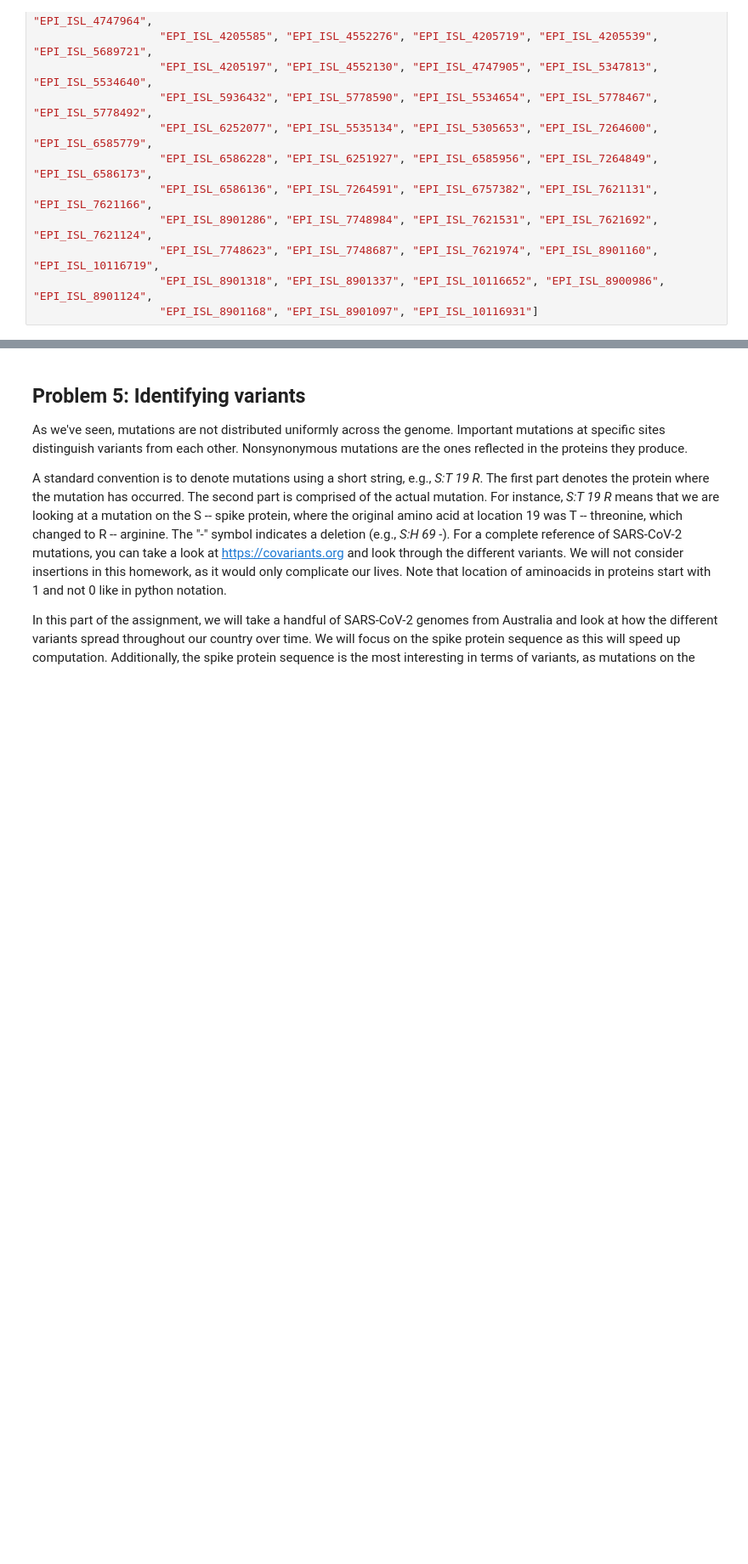
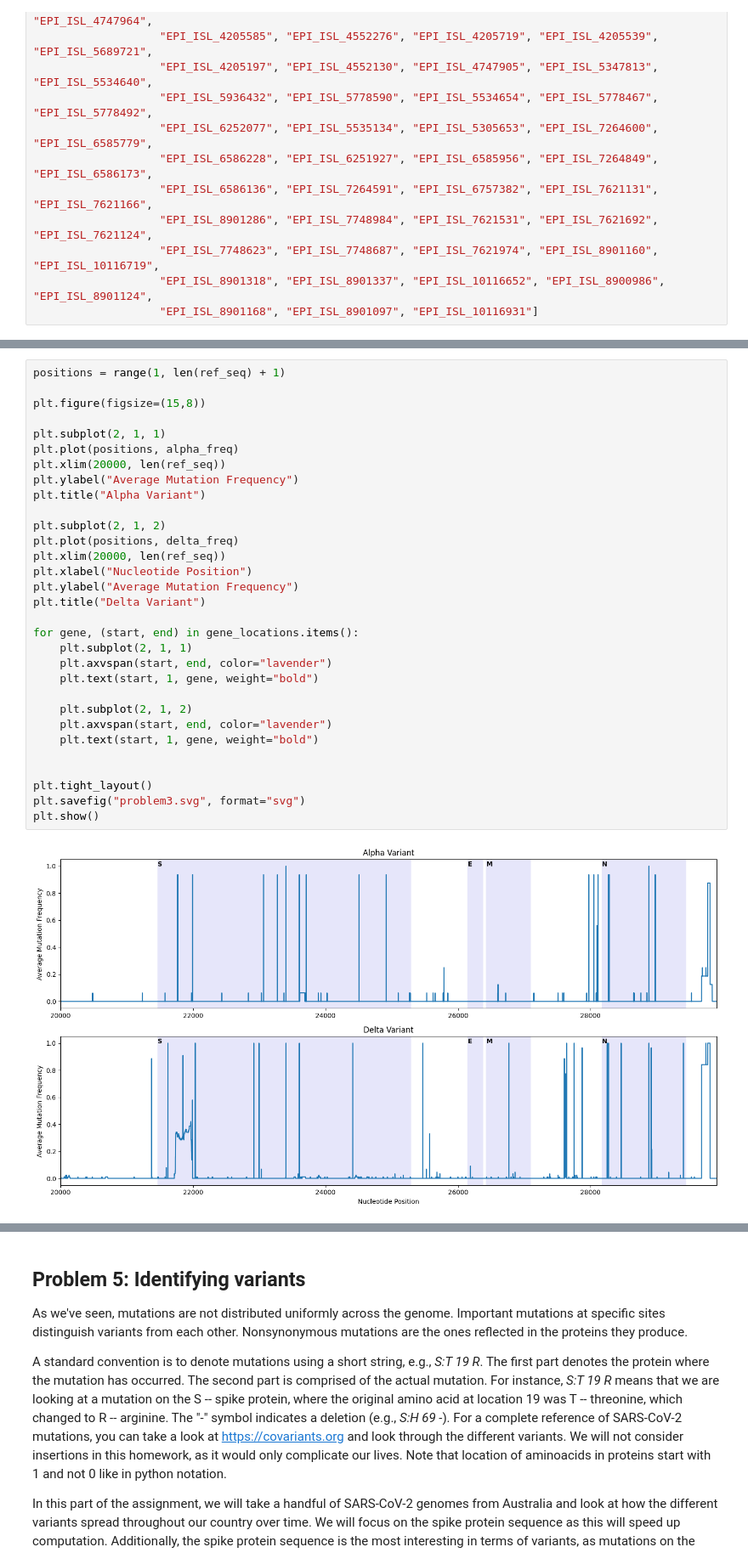
Before and after one commit to larissaavong/assign_viral_evo, a Jupyter notebook: viral_evo_workbook.ipynb, the cells around one changed output, grey strips where cells are left out. Shown at 85% size. Drawn from its saved outputs; the diff is of its cells as text; blank space fills up the shorter version.

Commit message:
finished problem4

```diff
--- a/viral_evo_workbook.ipynb
+++ b/viral_evo_workbook.ipynb
@@ -370,0 +404,33 @@ Did the Delta variant evolve from the Alpha variant? Explain your reasoning base
+# %%
+positions = range(1, len(ref_seq) + 1)
+
+plt.figure(figsize=(15,8))
+
+plt.subplot(2, 1, 1)
+plt.plot(positions, alpha_freq)
+plt.xlim(20000, len(ref_seq))
+plt.ylabel("Average Mutation Frequency")
+plt.title("Alpha Variant")
+
+plt.subplot(2, 1, 2)
+plt.plot(positions, delta_freq)
+plt.xlim(20000, len(ref_seq))
+plt.xlabel("Nucleotide Position")
+plt.ylabel("Average Mutation Frequency")
+plt.title("Delta Variant")
+
+for gene, (start, end) in gene_locations.items():
+    plt.subplot(2, 1, 1)
+    plt.axvspan(start, end, color="lavender")
+    plt.text(start, 1, gene, weight="bold")
+
+    plt.subplot(2, 1, 2)
+    plt.axvspan(start, end, color="lavender")
+    plt.text(start, 1, gene, weight="bold")
+
+
+plt.tight_layout()
+plt.savefig("problem3.svg", format="svg")
+plt.show()
+# %% [output]
+[figure, added]
```
Also changed, not shown: parts of 5 cells of this notebook, 1 other file.
